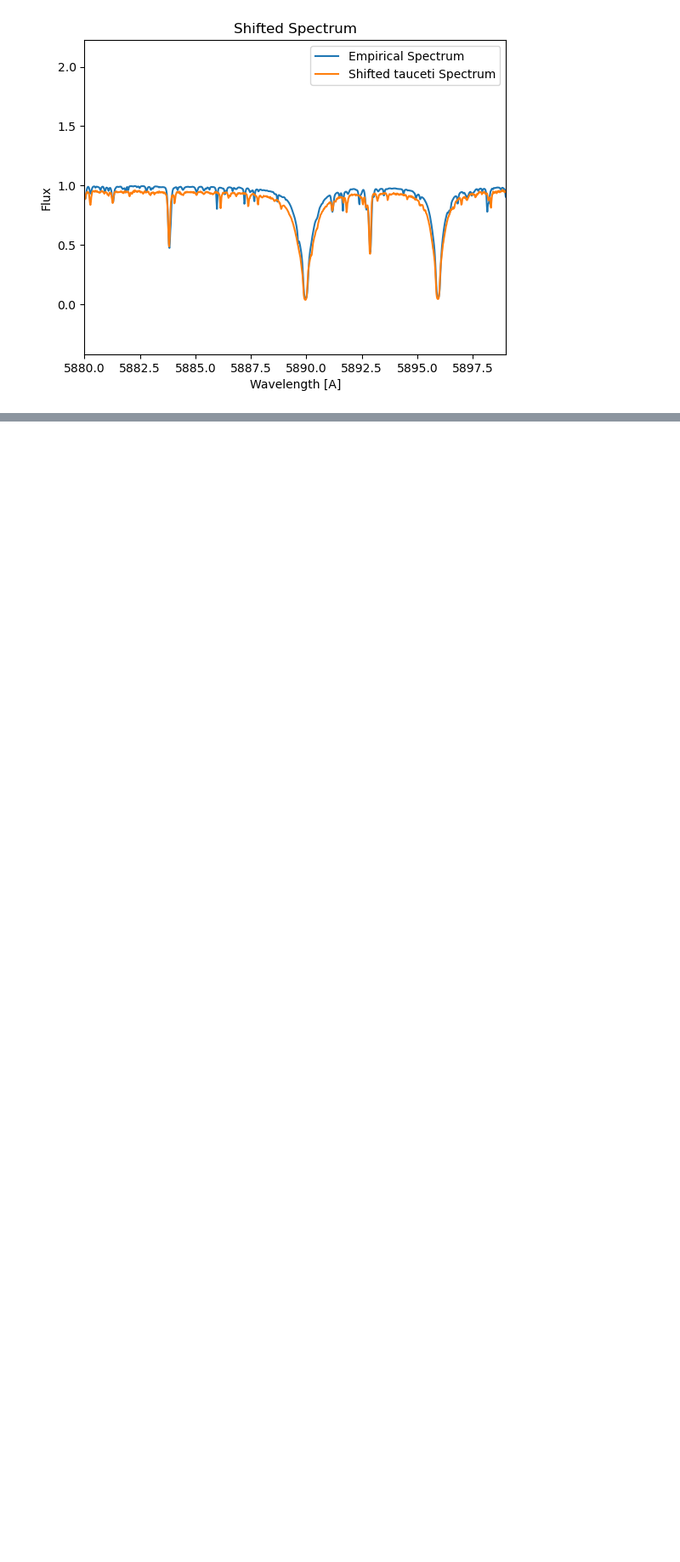
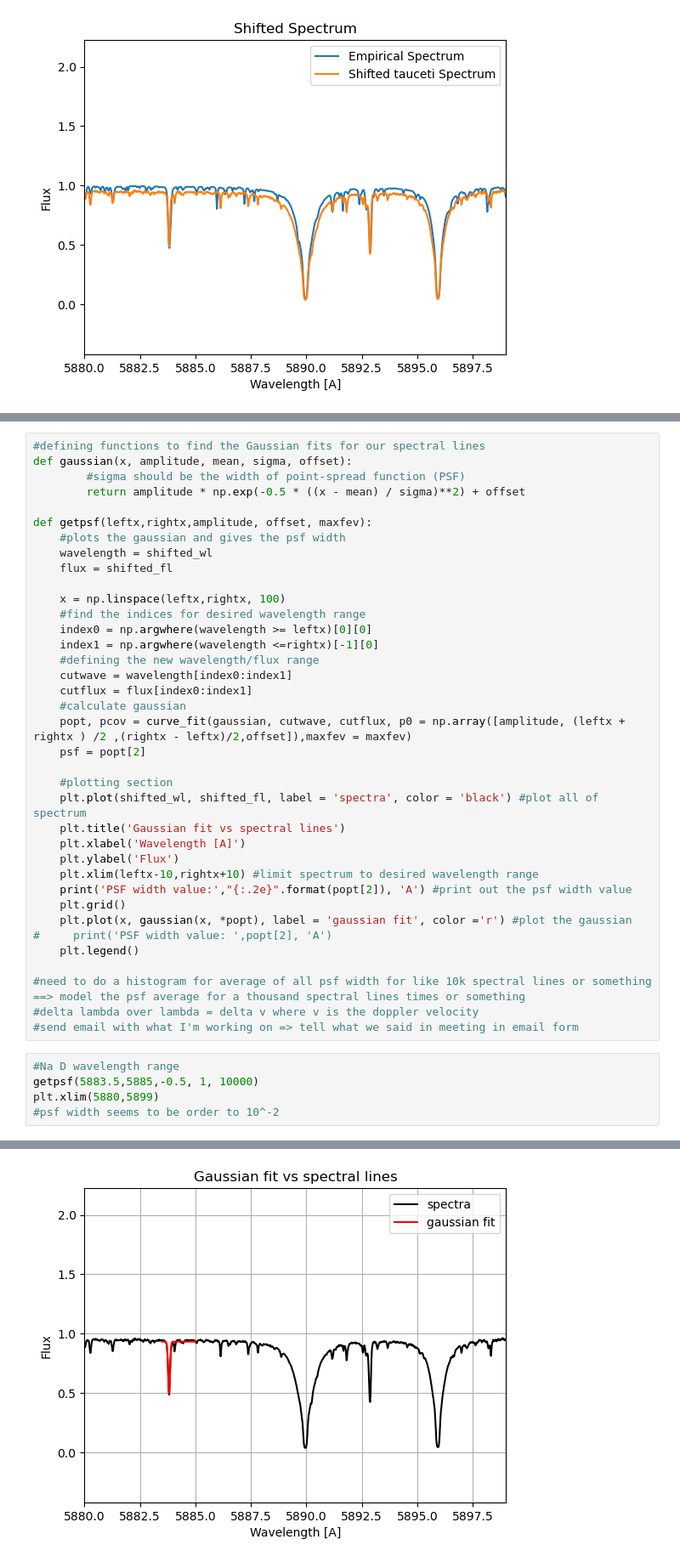
Before and after one commit to howardisaacson/Intro-2-Spectra, a Jupyter notebook: analysis/ESPRESSO/Spectral Lines of Tau Ceti.ipynb, the cells around one changed output, grey strips where cells are left out. Shown at 85% size. Cells and saved outputs as stored; diff of their text form; blank space fills up the shorter version.

Commit message:
gaussian fitting

```diff
--- a/analysis/ESPRESSO/Spectral Lines of Tau Ceti.ipynb
+++ b/analysis/ESPRESSO/Spectral Lines of Tau Ceti.ipynb
@@ -513,0 +457,43 @@ plt.show()
+# %%
+#defining functions to find the Gaussian fits for our spectral lines
+def gaussian(x, amplitude, mean, sigma, offset):
+        #sigma should be the width of point-spread function (PSF)
+        return amplitude * np.exp(-0.5 * ((x - mean) / sigma)**2) + offset
+
+def getpsf(leftx,rightx,amplitude, offset, maxfev):
+    #plots the gaussian and gives the psf width
+    wavelength = shifted_wl
+    flux = shifted_fl
+
+    x = np.linspace(leftx,rightx, 100)
+    #find the indices for desired wavelength range
+    index0 = np.argwhere(wavelength >= leftx)[0][0]
+    index1 = np.argwhere(wavelength <=rightx)[-1][0]
+    #defining the new wavelength/flux range
+    cutwave = wavelength[index0:index1]
+    cutflux = flux[index0:index1]
+    #calculate gaussian
+    popt, pcov = curve_fit(gaussian, cutwave, cutflux, p0 = np.array([amplitude, (leftx + rightx ) /2 ,(rightx - leftx)/2,offset]),maxfev = maxfev)
+    psf = popt[2]
+
+    #plotting section
+    plt.plot(shifted_wl, shifted_fl, label = 'spectra', color = 'black') #plot all of spectrum
+    plt.title('Gaussian fit vs spectral lines')
+    plt.xlabel('Wavelength [A]')
+    plt.ylabel('Flux')
+    plt.xlim(leftx-10,rightx+10) #limit spectrum to desired wavelength range
+    print('PSF width value:',"{:.2e}".format(popt[2]), 'A') #print out the psf width value
+    plt.grid()
+    plt.plot(x, gaussian(x, *popt), label = 'gaussian fit', color ='r') #plot the gaussian
+#     print('PSF width value: ',popt[2], 'A')
+    plt.legend()
+
+#need to do a histogram for average of all psf width for like 10k spectral lines or something ==> model the psf average for a thousand spectral lines times or something
+#delta lambda over lambda = delta v where v is the doppler velocity
+#send email with what I'm working on => tell what we said in meeting in email form
+# %%
+#Na D wavelength range
+getpsf(5883.5,5885,-0.5, 1, 10000)
+plt.xlim(5880,5899)
+#psf width seems to be order to 10^-2
+# %% [output]
@@ -513,0 +503 @@ plt.show()
+[figure, added]
```
Also changed, not shown: parts of 16 cells of this notebook.
